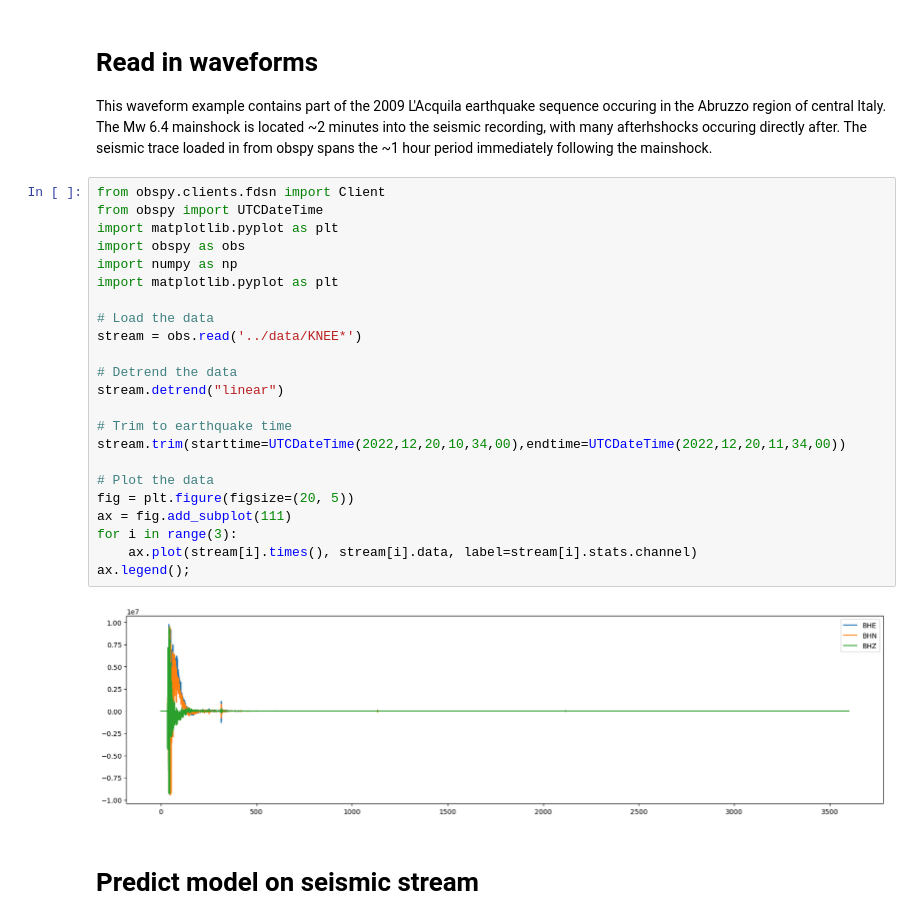
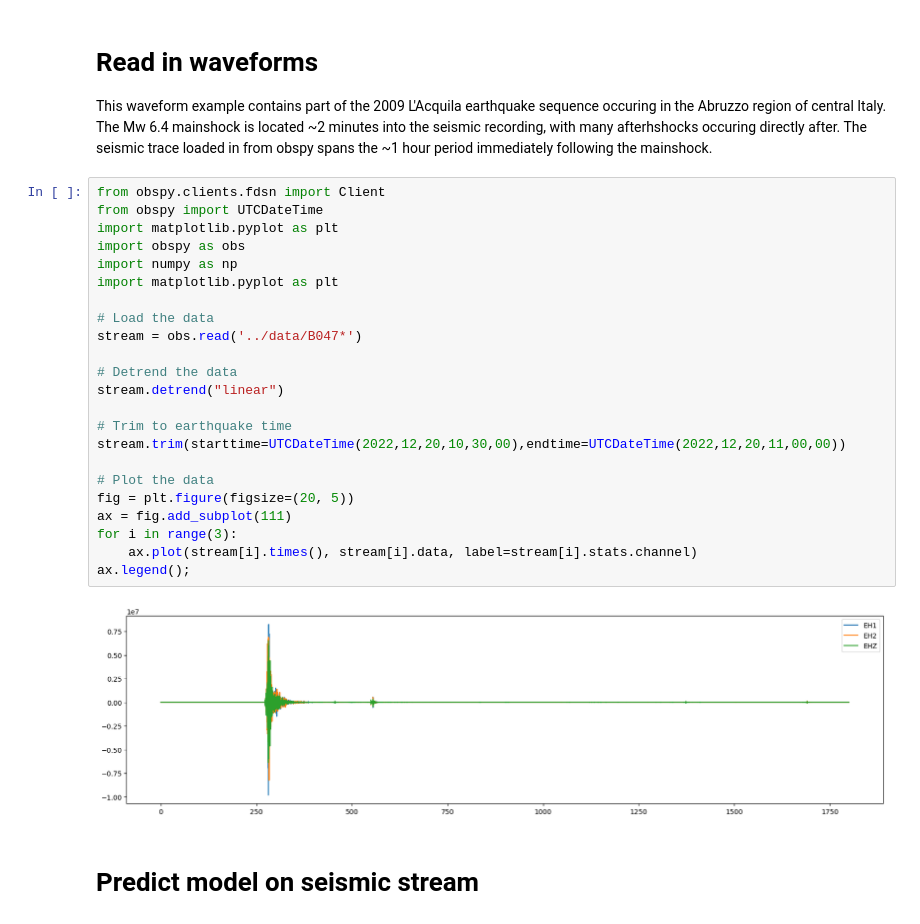
Before and after one commit to cascadiaquakes/2025_ML_TSC, a Jupyter notebook: notebooks/Amanda/seisbench.ipynb, the cells around one changed output. Drawn from its saved outputs; the diff is of its cells as text.

```diff
--- a/notebooks/Amanda/seisbench.ipynb
+++ b/notebooks/Amanda/seisbench.ipynb
@@ -43,28 +43,28 @@ This waveform example contains part of the 2009 L'Acquila earthquake sequence oc
 # %%
 from obspy.clients.fdsn import Client
 from obspy import UTCDateTime
 import matplotlib.pyplot as plt
 import obspy as obs
 import numpy as np
 import matplotlib.pyplot as plt
 
 # Load the data
-stream = obs.read('../data/KNEE*')
+stream = obs.read('../data/B047*')
 
 # Detrend the data
 stream.detrend("linear")
 
 # Trim to earthquake time
-stream.trim(starttime=UTCDateTime(2022,12,20,10,34,00),endtime=UTCDateTime(2022,12,20,11,34,00))
+stream.trim(starttime=UTCDateTime(2022,12,20,10,30,00),endtime=UTCDateTime(2022,12,20,11,00,00))
 
 # Plot the data
 fig = plt.figure(figsize=(20, 5))
 ax = fig.add_subplot(111)
 for i in range(3):
     ax.plot(stream[i].times(), stream[i].data, label=stream[i].stats.channel)
 ax.legend();
 # %% [output]
-[figure, old version]
+[figure, new version]
 # %% [markdown]
 # Predict model on seismic stream
 # %% [markdown]
```
Also changed, not shown: parts of 8 cells of this notebook, 5 other files.
